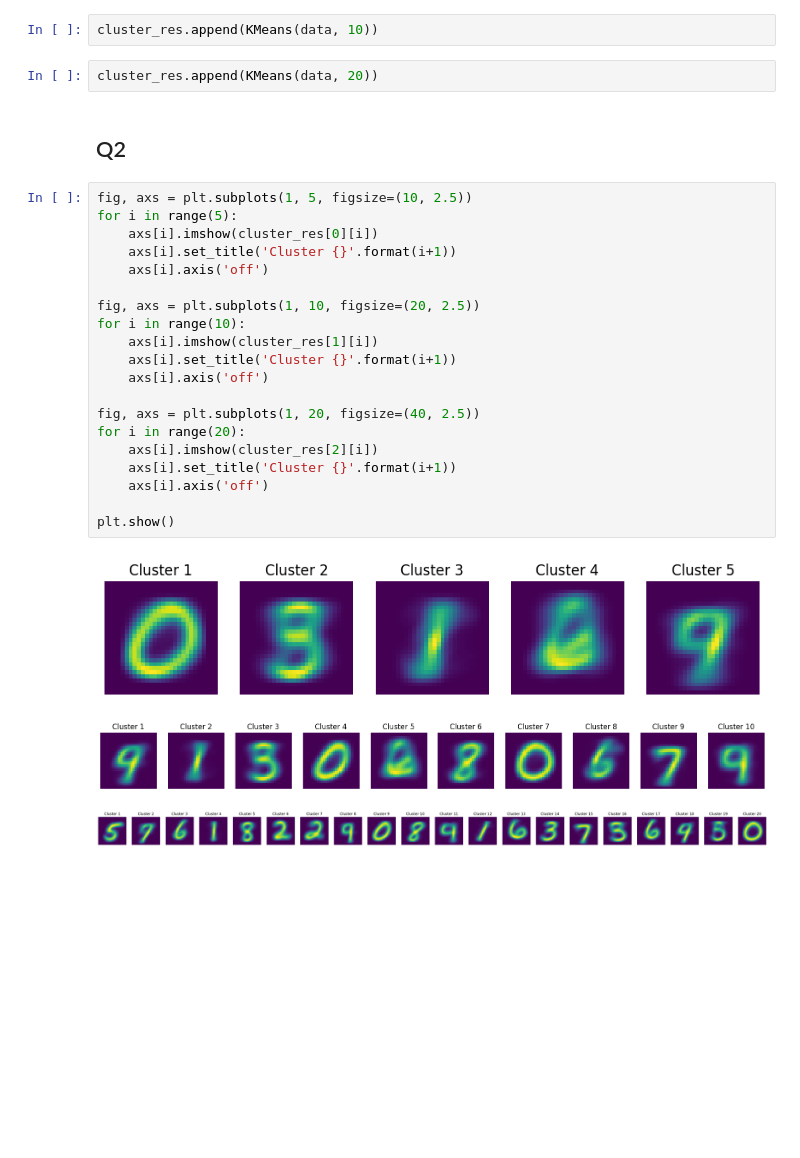
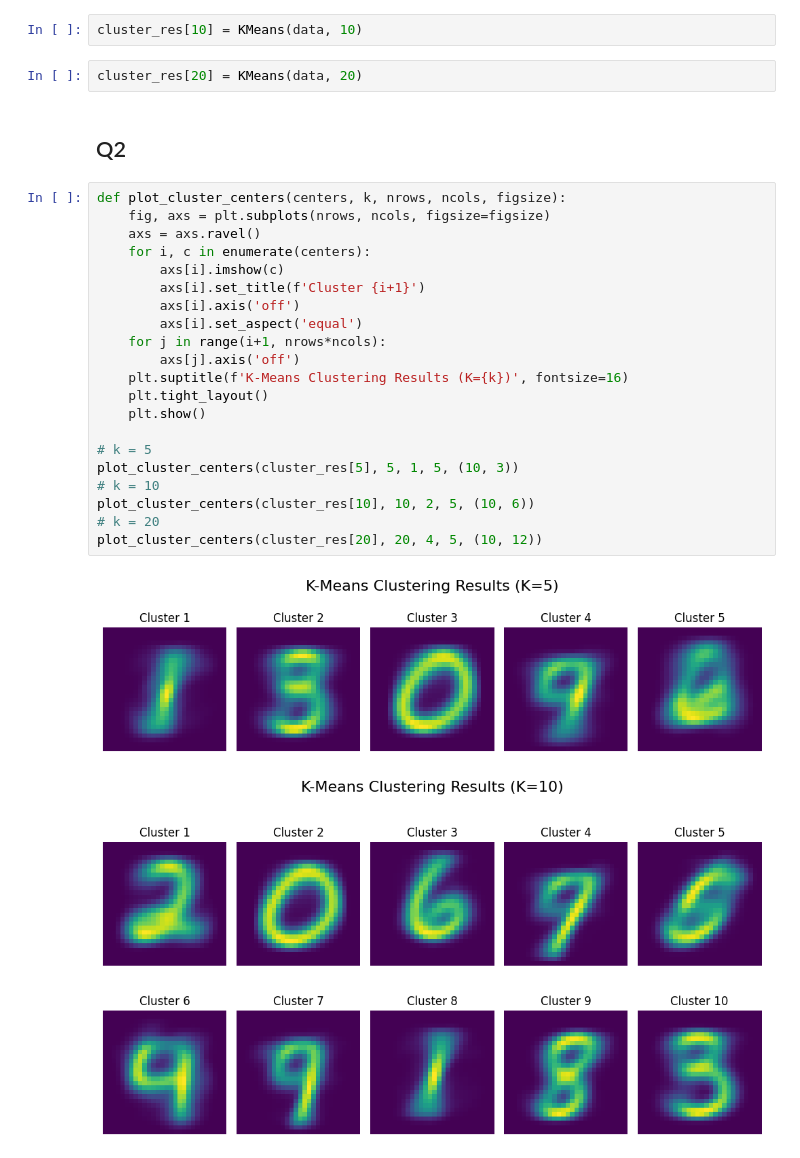
Before and after one commit to AuthorityWang/ShanghaiTech-CS182HW, a Jupyter notebook: CS182-HW4/HW4_coding/hw4_coding.ipynb, the cells around one changed output. Cells and saved outputs as stored; diff of their text form; blank space fills up the shorter version.

```diff
--- a/CS182-HW4/HW4_coding/hw4_coding.ipynb
+++ b/CS182-HW4/HW4_coding/hw4_coding.ipynb
@@ -34,30 +35,30 @@ cluster_res.append(KMeans(data, 5))
 # %%
-cluster_res.append(KMeans(data, 10))
+cluster_res[10] = KMeans(data, 10)
 # %%
-cluster_res.append(KMeans(data, 20))
+cluster_res[20] = KMeans(data, 20)
 # %% [markdown]
 ## Q2
-# %%
-fig, axs = plt.subplots(1, 5, figsize=(10, 2.5))
-for i in range(5):
-    axs[i].imshow(cluster_res[0][i])
-    axs[i].set_title('Cluster {}'.format(i+1))
-    axs[i].axis('off')
-
-fig, axs = plt.subplots(1, 10, figsize=(20, 2.5))
-for i in range(10):
-    axs[i].imshow(cluster_res[1][i])
-    axs[i].set_title('Cluster {}'.format(i+1))
-    axs[i].axis('off')
-
-fig, axs = plt.subplots(1, 20, figsize=(40, 2.5))
-for i in range(20):
-    axs[i].imshow(cluster_res[2][i])
-    axs[i].set_title('Cluster {}'.format(i+1))
-    axs[i].axis('off')
-
-plt.show()
-# %% [output]
-[figure, removed]
-[figure, removed]
-[figure, removed]
+# %%
+def plot_cluster_centers(centers, k, nrows, ncols, figsize):
+    fig, axs = plt.subplots(nrows, ncols, figsize=figsize)
+    axs = axs.ravel()
+    for i, c in enumerate(centers):
+        axs[i].imshow(c)
+        axs[i].set_title(f'Cluster {i+1}')
+        axs[i].axis('off')
+        axs[i].set_aspect('equal')
+    for j in range(i+1, nrows*ncols):
+        axs[j].axis('off')
+    plt.suptitle(f'K-Means Clustering Results (K={k})', fontsize=16)
+    plt.tight_layout()
+    plt.show()
+
+# k = 5
+plot_cluster_centers(cluster_res[5], 5, 1, 5, (10, 3))
+# k = 10
+plot_cluster_centers(cluster_res[10], 10, 2, 5, (10, 6))
+# k = 20
+plot_cluster_centers(cluster_res[20], 20, 4, 5, (10, 12))
+# %% [output]
+[figure, added]
+[figure, added]
```
Also changed, not shown: parts of 4 cells of this notebook, 1 other file.
